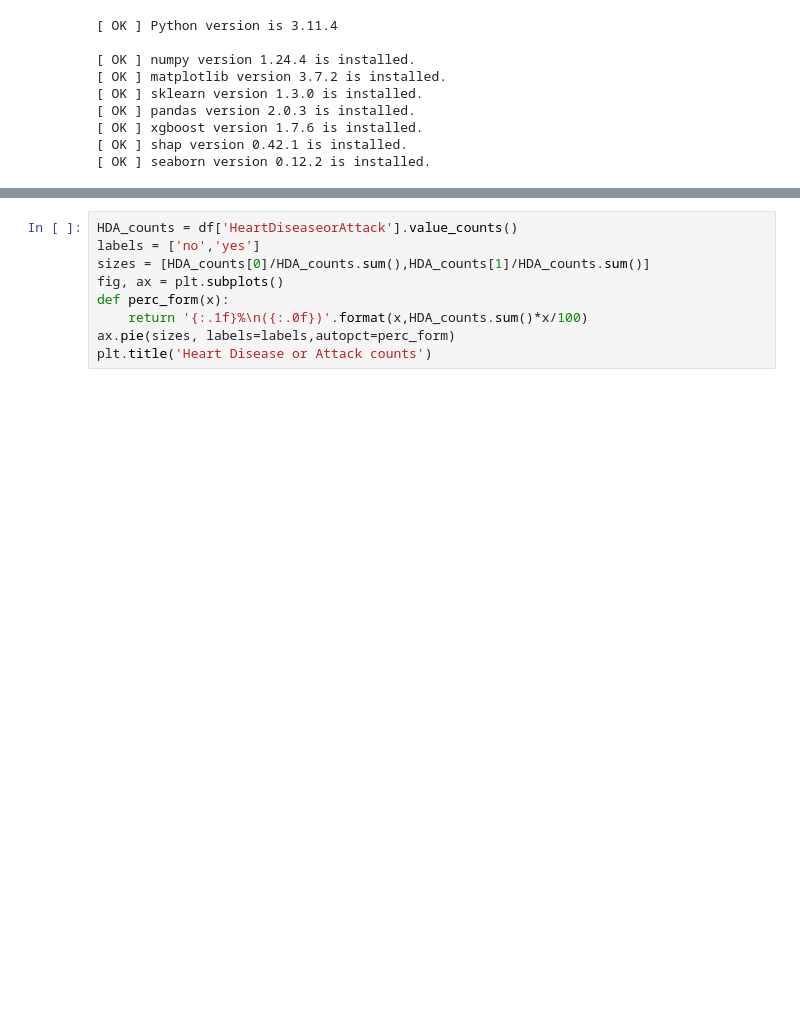
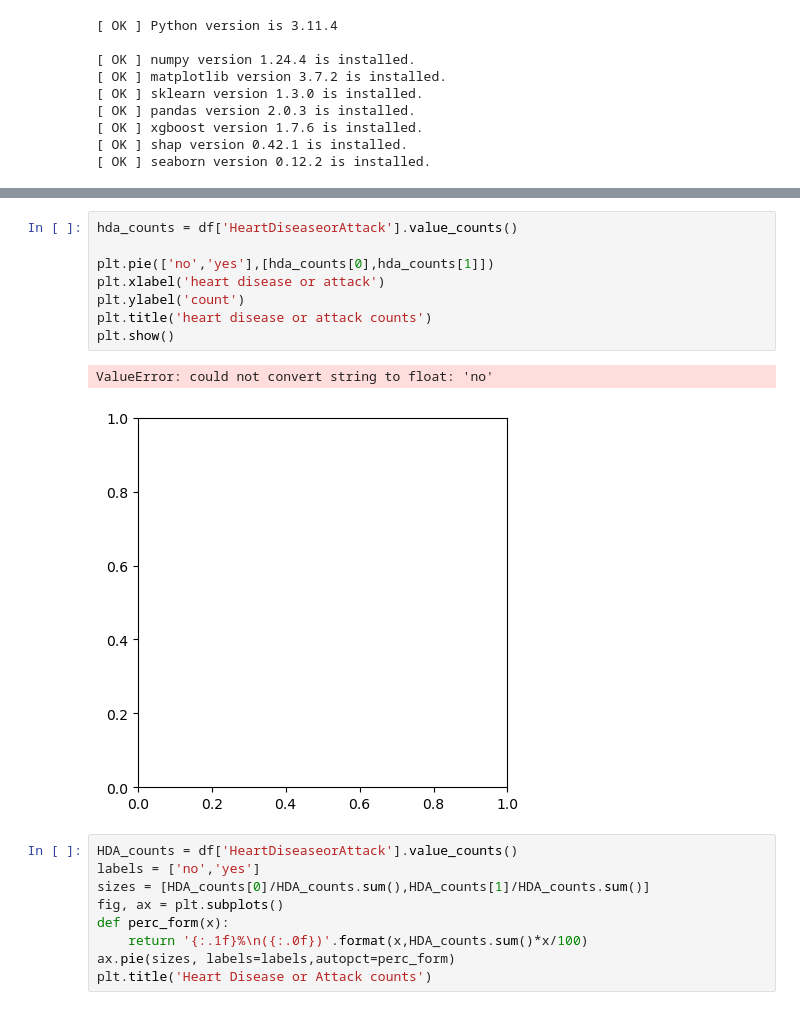
Before and after one commit to czheng27/data1030-midterm, a Jupyter notebook: midterm.ipynb, the cells around one changed output, grey strips where cells are left out. Saved outputs shown, nothing was run; the diff lists cells and outputs as text; blank space fills up the shorter version.

```diff
--- a/midterm.ipynb
+++ b/midterm.ipynb
@@ -185,6 +148,17 @@ Stroke
 Name: count, dtype: int64
 [figure]
 ... (32 outputs left out)
+# %%
+hda_counts = df['HeartDiseaseorAttack'].value_counts()
+
+plt.pie(['no','yes'],[hda_counts[0],hda_counts[1]])
+plt.xlabel('heart disease or attack')
+plt.ylabel('count')
+plt.title('heart disease or attack counts')
+plt.show()
+# %% [output]
+ValueError: could not convert string to float: 'no'
+[figure, added]
 # %%
 HDA_counts = df['HeartDiseaseorAttack'].value_counts()
 labels = ['no','yes']
```
Also changed, not shown: parts of 34 cells of this notebook, 18 other files.
